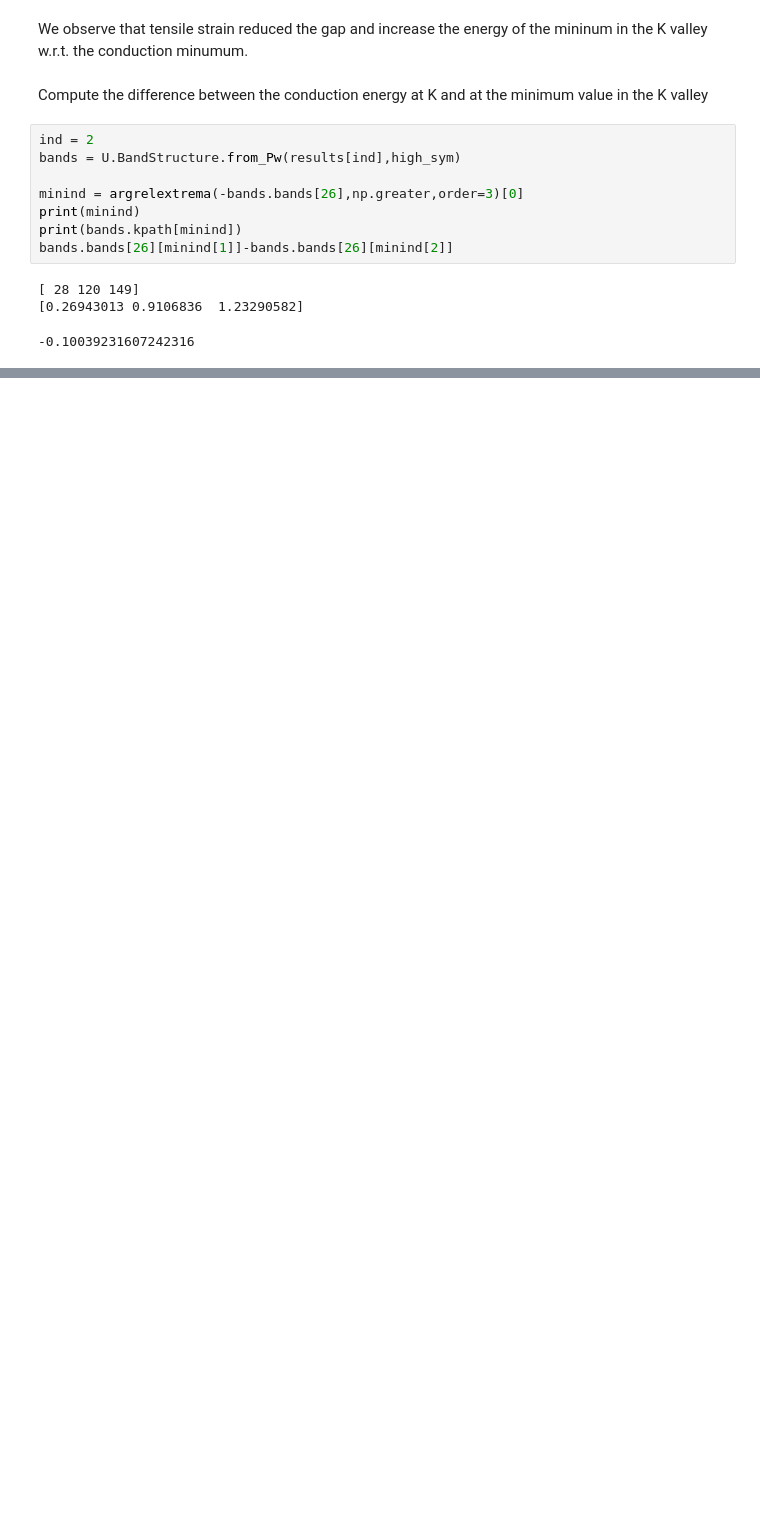
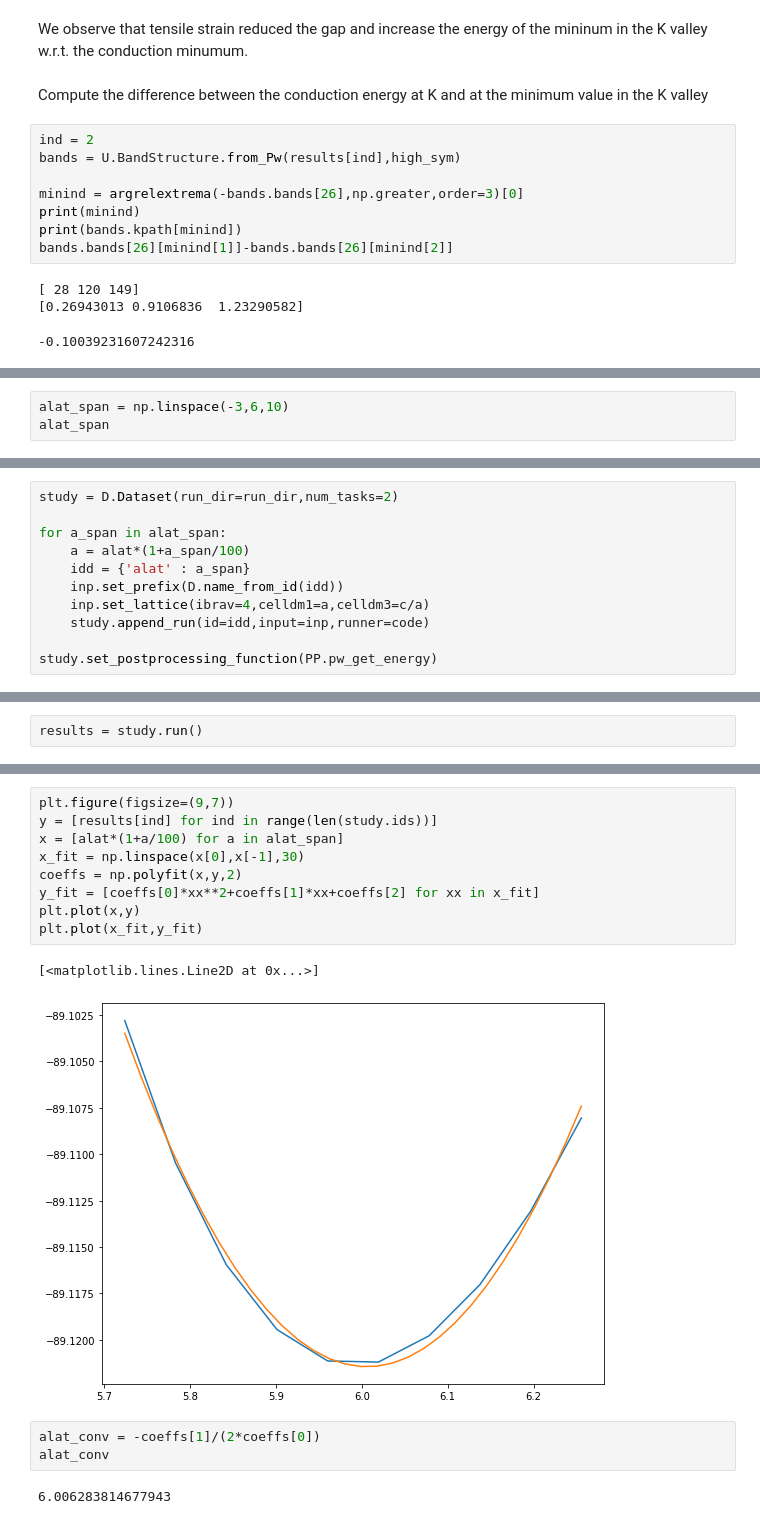
Before and after one commit to marcodalessandro76/MoS2, a Jupyter notebook: DFT_Analysis.ipynb, the cells around one changed output, grey strips where cells are left out. Cells and saved outputs as stored; diff of their text form; blank space fills up the shorter version.

```diff
--- a/DFT_Analysis.ipynb
+++ b/DFT_Analysis.ipynb
@@ -892,0 +1354,3 @@ bands.bands[26][minind[1]]-bands.bands[26][minind[2]]
+# %%
+alat_span = np.linspace(-3,6,10)
+alat_span
@@ -892,0 +1359,11 @@ bands.bands[26][minind[1]]-bands.bands[26][minind[2]]
+# %%
+study = D.Dataset(run_dir=run_dir,num_tasks=2)
+
+for a_span in alat_span:
+    a = alat*(1+a_span/100)
+    idd = {'alat' : a_span}
+    inp.set_prefix(D.name_from_id(idd))
+    inp.set_lattice(ibrav=4,celldm1=a,celldm3=c/a)
+    study.append_run(id=idd,input=inp,runner=code)
+
+study.set_postprocessing_function(PP.pw_get_energy)
@@ -892,0 +1387,2 @@ bands.bands[26][minind[1]]-bands.bands[26][minind[2]]
+# %%
+results = study.run()
@@ -892,0 +1407,17 @@ bands.bands[26][minind[1]]-bands.bands[26][minind[2]]
+# %%
+plt.figure(figsize=(9,7))
+y = [results[ind] for ind in range(len(study.ids))]
+x = [alat*(1+a/100) for a in alat_span]
+x_fit = np.linspace(x[0],x[-1],30)
+coeffs = np.polyfit(x,y,2)
+y_fit = [coeffs[0]*xx**2+coeffs[1]*xx+coeffs[2] for xx in x_fit]
+plt.plot(x,y)
+plt.plot(x_fit,y_fit)
+# %% [output]
+[<matplotlib.lines.Line2D at 0x...>]
+[figure, added]
+# %%
+alat_conv = -coeffs[1]/(2*coeffs[0])
+alat_conv
+# %% [output]
+6.006283814677943
```
Also changed, not shown: parts of 124 cells of this notebook, 6 other files.
